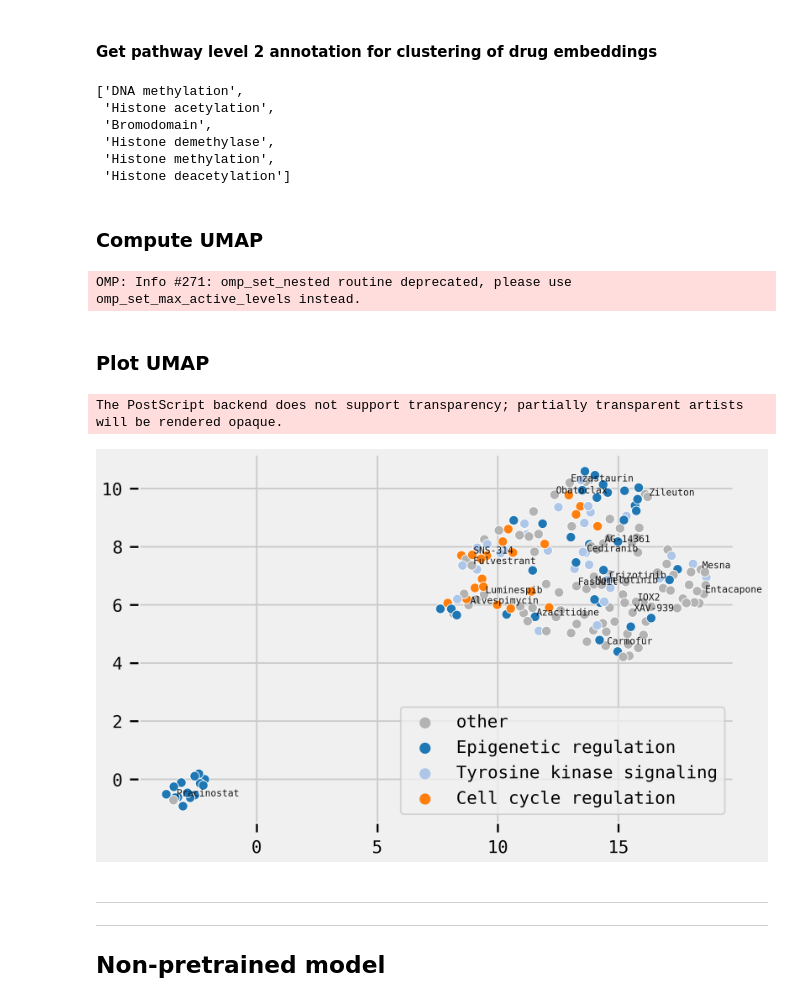
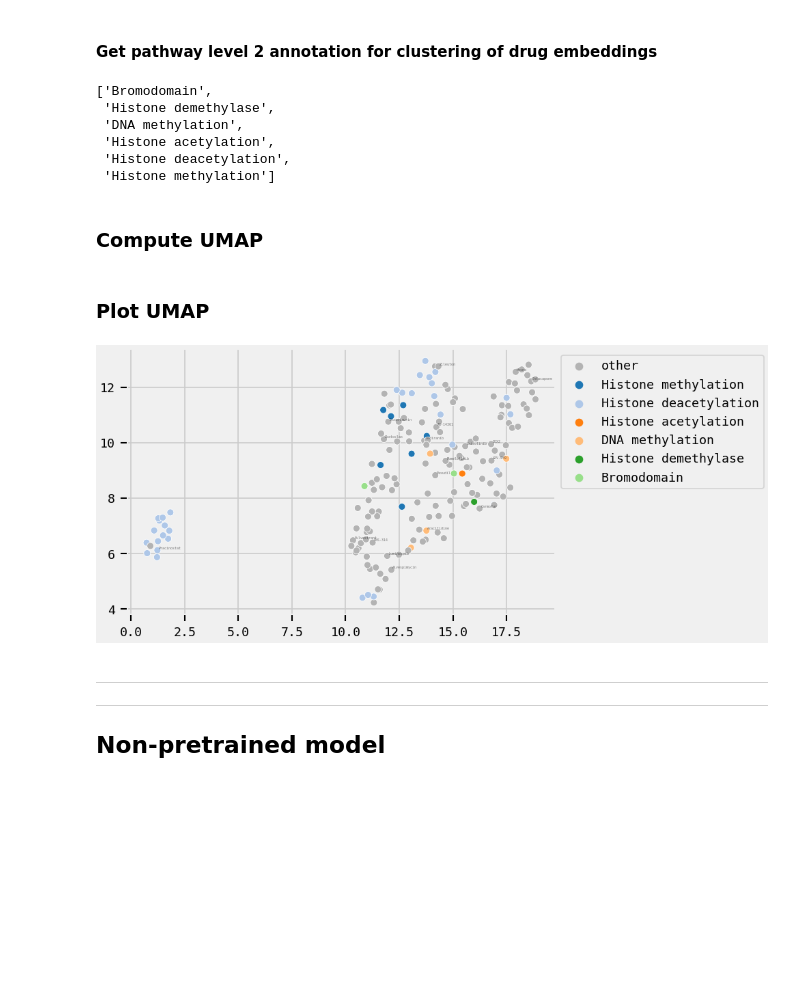
Before and after one commit to theislab/chemCPA, a Jupyter notebook: notebooks/CCPA_latent_drug_UMAP.ipynb, the cells around one changed output. Drawn from its saved outputs; the diff is of its cells as text; code cells hidden in the pictures; blank space fills up the shorter version.

```diff
--- a/notebooks/CCPA_latent_drug_UMAP.ipynb
+++ b/notebooks/CCPA_latent_drug_UMAP.ipynb
@@ -15,12 +15,11 @@ import pandas as pd
 import scanpy as sc
 import seaborn as sn
 
-from compert.paths import FIGURE_DIR
 from utils import load_config, load_dataset, load_smiles, load_model, compute_drug_embeddings, compute_pred
 
 matplotlib.style.use("fivethirtyeight")
 matplotlib.style.use("seaborn-talk")
 matplotlib.rcParams['font.family'] = "monospace"
-matplotlib.rcParams['figure.dpi'] = 200
+matplotlib.rcParams['figure.dpi'] = 60
 matplotlib.pyplot.rcParams['savefig.facecolor'] = 'white'
 sn.set_context("poster")
@@ -44,23 +43,32 @@ def plot_umap(mapper,
     fig, ax = plt.subplots(figsize=(12,8))
 
     # groups=["Tyrosine kinase signaling"]
-    pathway = [smiles_to_pathway_map[s] for s in canon_smiles_unique_sorted if smiles_to_pathway_map[s]]
-    drugs = [smiles_to_drug_map[s] for s in canon_smiles_unique_sorted if smiles_to_drug_map[s]]
+    pathway = []
+    drugs = []
+
+    for s in canon_smiles_unique_sorted:
+        if s in smiles_to_pathway_map:
+            pathway.append(smiles_to_pathway_map[s])
+            drugs.append(smiles_to_drug_map[s])
+        else:
+            pathway.append('other')
+            drugs.append('unknown')
+
     pathway = np.where(pd.Series(pathway).isin(groups), pathway, "other")
 
     cmap = [(0.7,0.7,0.7)]
     cmap.extend(list(plt.get_cmap('tab20').colors))
     cmap = tuple(cmap)
+
     sn.scatterplot(x=mapper[:,0], y=mapper[:,1], hue=pathway, palette=cmap, ax=ax)
 
     shift = 0.05
     for i, label in enumerate(drugs):
         if drugs[i] in ood_drugs:
-            ax.text(x=mapper[i,0]+shift, y=mapper[i,1]+shift,s=label,fontdict=dict(color='black', alpha=0.9, size=12))
+            ax.text(x=mapper[i,0]+shift, y=mapper[i,1]+shift,s=label,fontdict=dict(color='black', alpha=0.5, size=6))
     bbox = (1, 1)
 
-#     plt.legend(bbox_to_anchor=bbox)
-    plt.legend(loc='best')
+    plt.legend(bbox_to_anchor=bbox)
 # %% [markdown]
 # Load and analyse model
 * Define `seml_collection` and `model_hash` to load data and model
@@ -75,16 +83,15 @@ ___
 # %% [markdown]
 ### Load model
 # %%
-config = load_config(seml_collection, model_hash_pretrained)
-dataset, key_dict = load_dataset(config)
-config['dataset']['n_vars'] = dataset.n_vars
-canon_smiles_unique_sorted, smiles_to_pathway_map, smiles_to_drug_map = load_smiles(config, dataset, key_dict)
-model_pretrained, embedding_pretrained = load_model(config, canon_smiles_unique_sorted)
+# config = load_config(seml_collection, model_hash_pretrained)
+# dataset_, key_dict = load_dataset(config)
+# config['dataset']['n_vars'] = dataset.n_vars
+# canon_smiles_unique_sorted, smiles_to_pathway_map, smiles_to_drug_map = load_smiles(config, dataset_, key_dict, True)
+# model_pretrained, embedding_pretrained = load_model(config, canon_smiles_unique_sorted)
 # %% [markdown]
 #### Define which drugs should be annotaded with list `ood_drugs`
 # %%
-split_key = config['dataset']['data_params']['split_key']
-ood_drugs = dataset.obs.condition[dataset.obs[split_key].isin(['ood'])].unique().to_list()
+ood_drugs = dataset.obs.condition[dataset.obs.split_ho_pathway.isin(['ood'])].unique().to_list()
 # %% [markdown]
 #### Get pathway level 2 annotation for clustering of drug embeddings
 # %%
@@ -103,35 +110,30 @@ groups = ["Epigenetic regulation"]
 groups_pw2 = [pw2 for pw in groups for pw2 in pw1_to_pw2[pw]]
 groups_pw2
 # %% [output]
-['DNA methylation',
+['Bromodomain',
+ 'Histone demethylase',
+ 'DNA methylation',
  'Histone acetylation',
- 'Bromodomain',
- 'Histone demethylase',
- 'Histone methylation',
- 'Histone deacetylation']
+ 'Histone deacetylation',
+ 'Histone methylation']
 # %% [markdown]
 ### Compute UMAP
 # %%
 transf_embeddings_pretrained = compute_drug_embeddings(model_pretrained, embedding_pretrained)
 mapper_pretrained = umap.UMAP(n_neighbors=25, min_dist=0.5).fit_transform(transf_embeddings_pretrained)
-# %% [output]
-OMP: Info #271: omp_set_nested routine deprecated, please use omp_set_max_active_levels instead.
 # %% [markdown]
 ### Plot UMAP
 # %%
 plot_umap(
     mapper_pretrained,
     canon_smiles_unique_sorted,
-    smiles_to_pathway_map,
+    smiles_to_pw_level2_map,
     smiles_to_drug_map,
-    groups = ["Epigenetic regulation", "Tyrosine kinase signaling", "Cell cycle regulation"],
+    groups = groups_pw2,
     ood_drugs=ood_drugs
 )
-
-plt.savefig(FIGURE_DIR/'UMAP_embedding_pretrained.eps', format='eps', bbox_inches='tight')
 # %% [output]
-The PostScript backend does not support transparency; partially transparent artists will be rendered opaque.
-[figure, old version]
+[figure, new version]
 # %% [markdown]
 ___
 ___
```
Also changed, not shown: parts of 22 cells of this notebook, 4 other files.
